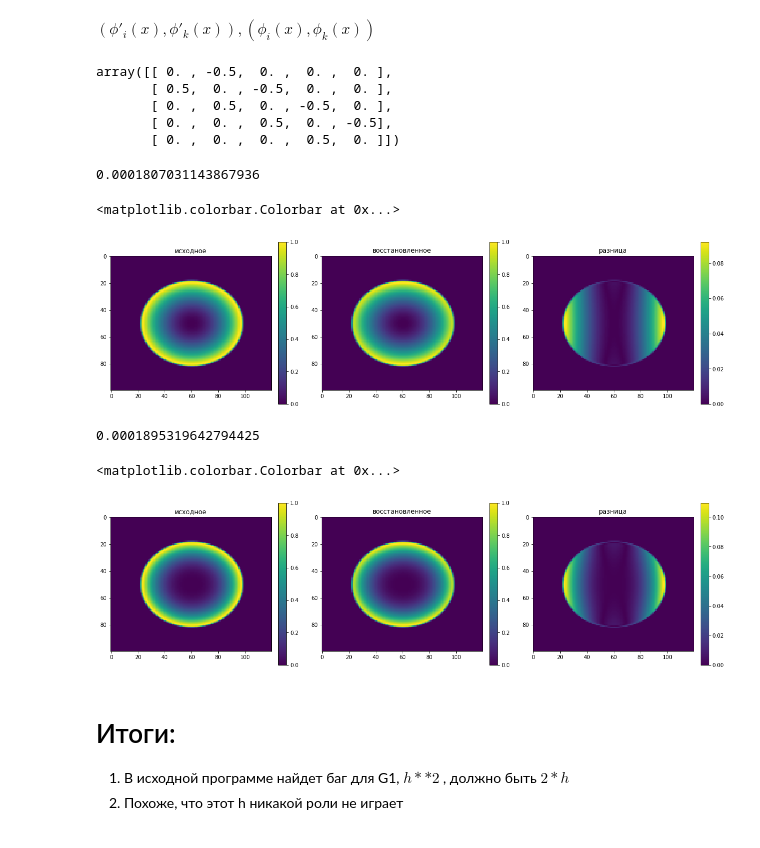
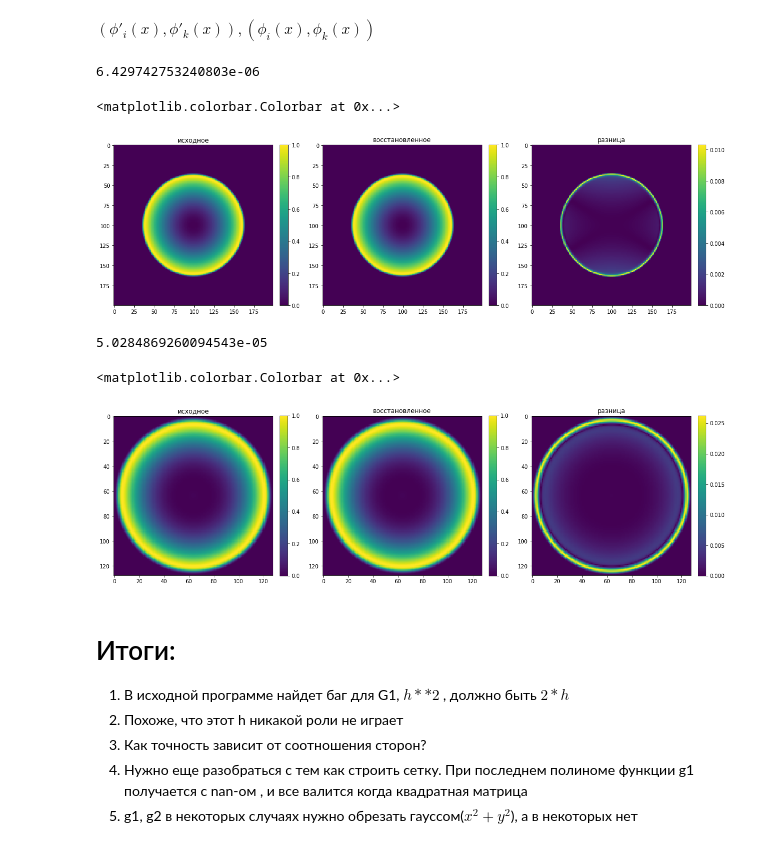
Before and after one commit to Satbek/-ourse-work-sem7, a Jupyter notebook: src/Results/Variational/without additional divide h.ipynb, the cells around one changed output. Saved outputs shown, nothing was run; the diff lists cells and outputs as text; code cells hidden in the pictures.

```diff
--- a/src/Results/Variational/without additional divide h.ipynb
+++ b/src/Results/Variational/without additional divide h.ipynb
@@ -67,14 +67,6 @@ def create_g2(dim):
              [ 0. , -0.5,  0. ]]
     """
     return create_g1(dim).T
-# %%
-create_g1(5)
-# %% [output]
-array([[ 0. , -0.5,  0. ,  0. ,  0. ],
-       [ 0.5,  0. , -0.5,  0. ,  0. ],
-       [ 0. ,  0.5,  0. , -0.5,  0. ],
-       [ 0. ,  0. ,  0.5,  0. , -0.5],
-       [ 0. ,  0. ,  0. ,  0.5,  0. ]])
 # %%
 def _f1(g1, h1):
     """
@@ -145,63 +137,59 @@ def normilize(front):
     front /= front.max()
     return front
 # %%
-M = 7
-h1 = 2 * np.pi / 100
-h2 = 2 * np.pi / 120
-x, y = np.mgrid[-np.pi:np.pi:h1, -np.pi:np.pi:h2]
-h1 = x[1,0] - x[0,0]
-h2 = y[0,1] - y[0,0]
+M = 200
+N = 199
+h1 = 2 * np.pi / M
+h2 = 2 * np.pi / N
+x, y = np.mgrid[-np.pi:np.pi:1j * M, -np.pi:np.pi:1j * N]
+#h1 = x[1,0] - x[0,0]
+#h2 = y[0,1] - y[0,0]
 gauss = super_gauss(x, y, 2, 40)
 front = x**2 + y**2
 g1 = 2 * x
 g2 = 2 * y
-
 g1 *= gauss
 g2 *= gauss
 front = normilize(front)
 front *= gauss
 front = normilize(front)
 
 restored_front = method(g1, g2, h1, h2, 0.0002, 0.001)
 
 restored_front = normilize(restored_front)
 restored_front *= gauss
 restored_front = normilize(restored_front)
 
 print(mse(front, restored_front))
 fig, axes = plt.subplots(1, 3, figsize = (20, 40))
 img1 = axes[0].imshow(front)
 img2 = axes[1].imshow(restored_front)
 img3 = axes[2].imshow(np.abs(restored_front -front))
 axes[0].set_title('исходное')
 axes[1].set_title('восстановленное')
 axes[2].set_title('разница')
 fig.colorbar(img1, ax = axes[0],fraction=0.046, pad=0.04)
 fig.colorbar(img2, ax = axes[1],fraction=0.046, pad=0.04)
 fig.colorbar(img3, ax = axes[2],fraction=0.046, pad=0.04)
 # %% [output]
-0.0001807031143867936
+6.429742753240803e-06
 <matplotlib.colorbar.Colorbar at 0x...>
-[figure, old version]
+[figure, new version]
 # %%
 M = 7
-h1 = 2 * np.pi / 100
-h2 = 2 * np.pi / 120
-x, y = np.mgrid[-np.pi:np.pi:h1, -np.pi:np.pi:h2]
-h1 = x[1,0] - x[0,0]
-h2 = y[0,1] - y[0,0]
-gauss = super_gauss(x, y, 2, 40)
-front = (x**2 + y**2)*np.sqrt(x**2 + y**2)
-g1 = 2*x*np.sqrt(x**2 + y**2) + x**3/(np.sqrt(x**2 + y**2)) + x*y**2/np.sqrt(x**2 + y**2)
-g2 = 2*y*np.sqrt(x**2 + y**2) + y**3/(np.sqrt(x**2 + y**2)) + y*x**2/np.sqrt(x**2 + y**2)
-
+h1 = 2 * np.pi / 2 ** M
+h2 = 2 * np.pi / 2 ** M
+x, y = np.mgrid[-np.pi:np.pi:1j * 2**M * 1j, -np.pi:np.pi:1j * 1j * 2 **M]
+gauss = super_gauss(x, y, 3, 20)
+front = 3*(x**2 + y**2)*np.sqrt(x**2 + y**2) - 2*np.sqrt(x**2 + y**2)
+g1 = (9*x**3 + 6*x*y**2 + 3*x*y**2 - 2*x)/np.sqrt(x**2 + y**2)
+g2 = (9*y**3 + 6*y*x**2 + 3*x**2*y - 2*y)/np.sqrt(x**2 + y**2)
 g1 *= gauss
 g2 *= gauss
 front = normilize(front)
 front *= gauss
 front = normilize(front)
-
-restored_front = method(g1, g2, h1, h2, 0.0002, 0.001)
+restored_front = method(g1, g2, h1, h2, 0.002, 0.001)
 
 restored_front = normilize(restored_front)
 restored_front *= gauss
@@ -219,10 +207,13 @@ fig.colorbar(img1, ax = axes[0],fraction=0.046, pad=0.04)
 fig.colorbar(img2, ax = axes[1],fraction=0.046, pad=0.04)
 fig.colorbar(img3, ax = axes[2],fraction=0.046, pad=0.04)
 # %% [output]
-0.0001895319642794425
+5.0284869260094543e-05
 <matplotlib.colorbar.Colorbar at 0x...>
-[figure, old version]
+[figure, new version]
 # %% [markdown]
 # Итоги:
 1. В исходной программе найдет баг для G1, $h \ast \ast 2$ , должно быть $2 \ast h$
 2. Похоже, что этот h никакой роли не играет
+3. Как точность зависит от соотношения сторон?
+4. Нужно еще разобраться с тем как строить сетку. При последнем полиноме функции g1 получается с nan-ом , и все валится когда квадратная матрица
+5. g1, g2 в некоторых случаях нужно обрезать гауссом($x^2 + y^2$), а в некоторых нет
```
Also changed, not shown: parts of 2 cells of this notebook, 3 other files.
